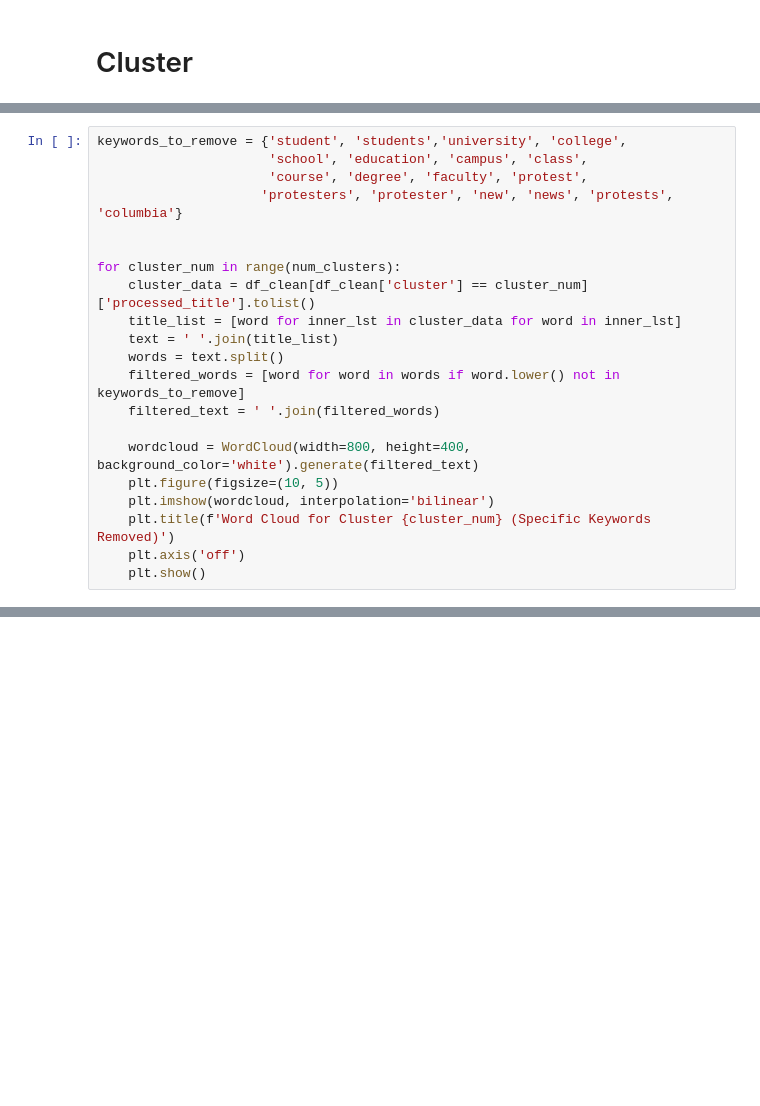
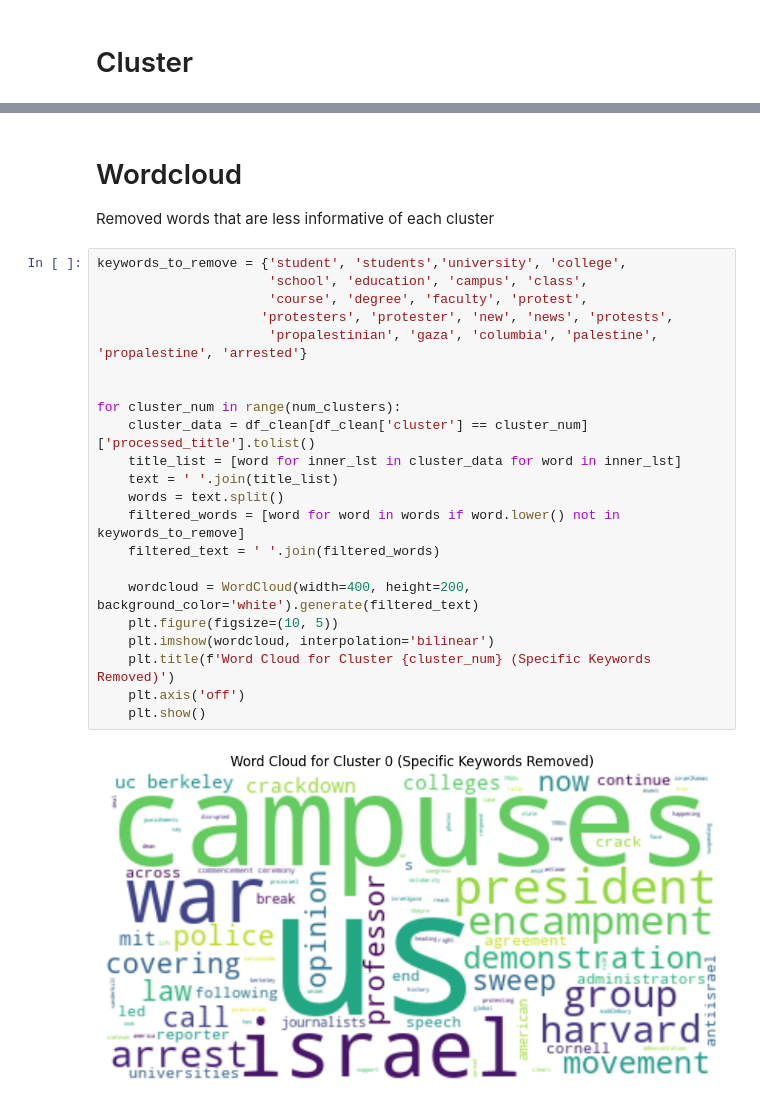
Before and after one commit to jjoycehu/poli-179, a Jupyter notebook: analysis.ipynb, the cells around one changed output, grey strips where cells are left out. Drawn from its saved outputs; the diff is of its cells as text; blank space fills up the shorter version.

```diff
--- a/analysis.ipynb
+++ b/analysis.ipynb
@@ -182,21 +87,0 @@ for cluster_num in range(num_clusters):
-# %%
-keywords_to_remove = {'student', 'students','university', 'college',
-                      'school', 'education', 'campus', 'class',
-                      'course', 'degree', 'faculty', 'protest',
-                     'protesters', 'protester', 'new', 'news', 'protests', 'columbia'}
-
-
-for cluster_num in range(num_clusters):
-    cluster_data = df_clean[df_clean['cluster'] == cluster_num]['processed_title'].tolist()
-    title_list = [word for inner_lst in cluster_data for word in inner_lst]
-    text = ' '.join(title_list)
-    words = text.split()
-    filtered_words = [word for word in words if word.lower() not in keywords_to_remove]
-    filtered_text = ' '.join(filtered_words)
-
-    wordcloud = WordCloud(width=800, height=400, background_color='white').generate(filtered_text)
-    plt.figure(figsize=(10, 5))
-    plt.imshow(wordcloud, interpolation='bilinear')
-    plt.title(f'Word Cloud for Cluster {cluster_num} (Specific Keywords Removed)')
-    plt.axis('off')
-    plt.show()
@@ -396,0 +139,28 @@ Notes:
+# %% [markdown]
+# Wordcloud
+
+Removed words that are less informative of each cluster
+# %%
+keywords_to_remove = {'student', 'students','university', 'college',
+                      'school', 'education', 'campus', 'class',
+                      'course', 'degree', 'faculty', 'protest',
+                     'protesters', 'protester', 'new', 'news', 'protests',
+                      'propalestinian', 'gaza', 'columbia', 'palestine', 'propalestine', 'arrested'}
+
+
+for cluster_num in range(num_clusters):
+    cluster_data = df_clean[df_clean['cluster'] == cluster_num]['processed_title'].tolist()
+    title_list = [word for inner_lst in cluster_data for word in inner_lst]
+    text = ' '.join(title_list)
+    words = text.split()
+    filtered_words = [word for word in words if word.lower() not in keywords_to_remove]
+    filtered_text = ' '.join(filtered_words)
+
+    wordcloud = WordCloud(width=400, height=200, background_color='white').generate(filtered_text)
+    plt.figure(figsize=(10, 5))
+    plt.imshow(wordcloud, interpolation='bilinear')
+    plt.title(f'Word Cloud for Cluster {cluster_num} (Specific Keywords Removed)')
+    plt.axis('off')
+    plt.show()
+# %% [output]
+[figure, added]
```
Also changed, not shown: parts of 55 cells of this notebook.
